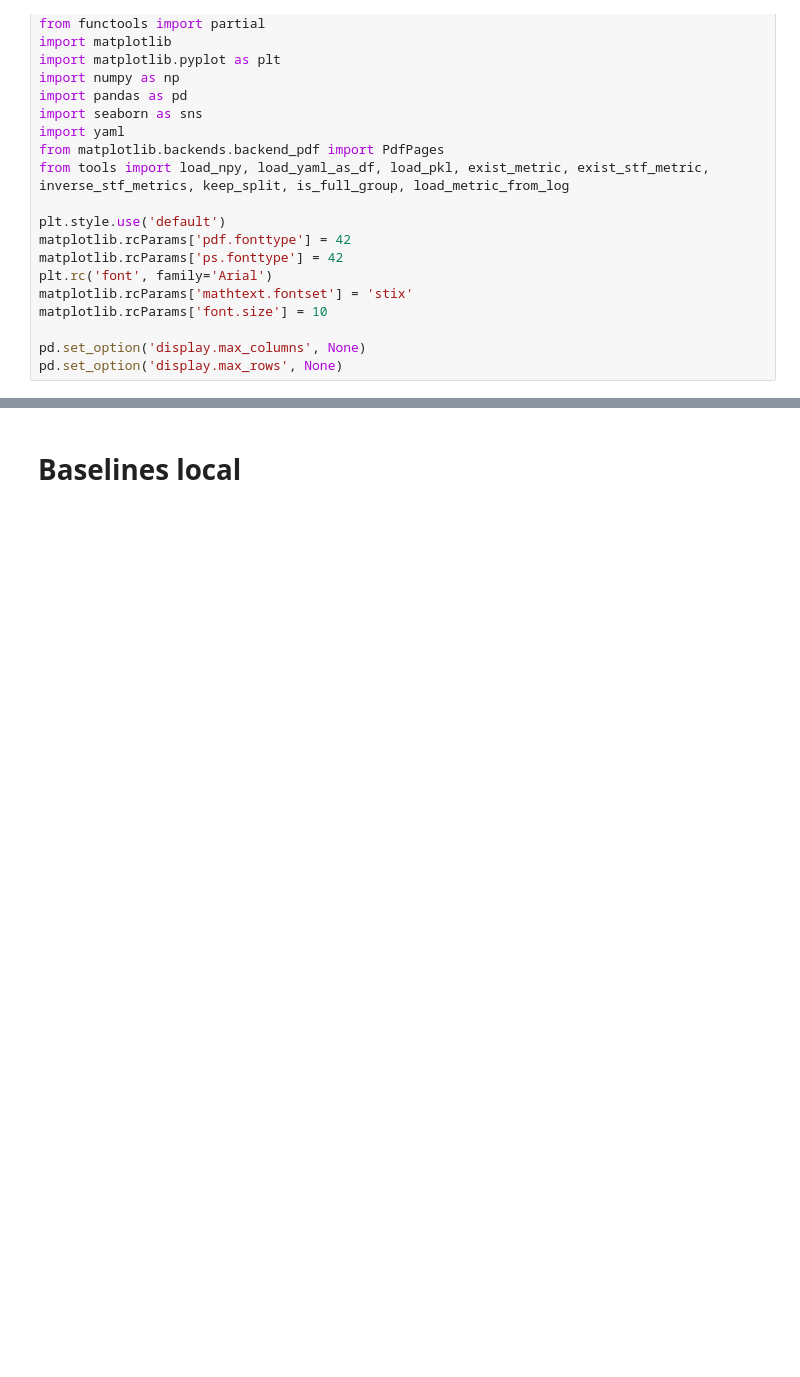
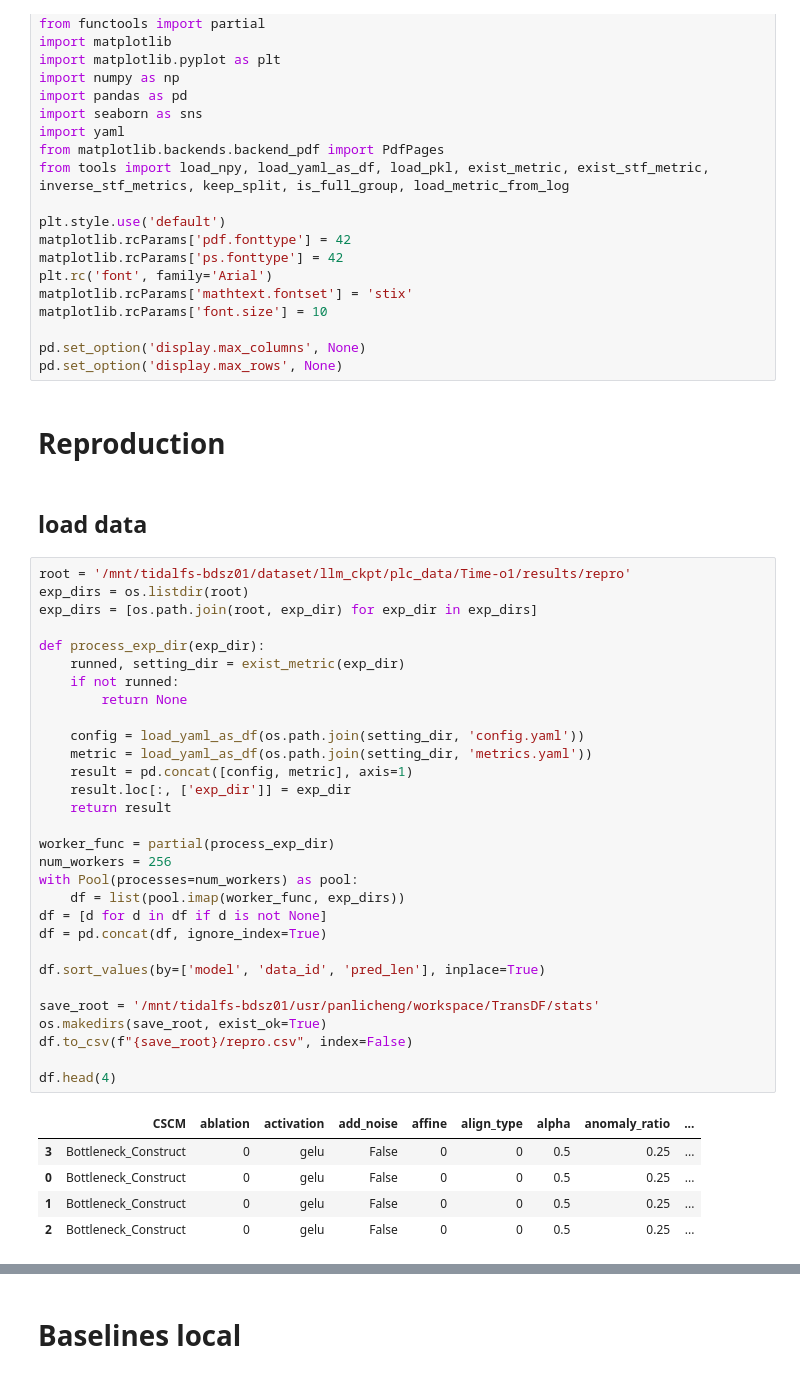
Before and after one commit to Master-PLC/Time-o1, a Jupyter notebook: analyze/Time-o1/long_term_forecast.ipynb, the cells around one changed output, grey strips where cells are left out. Cells and saved outputs as stored; diff of their text form; blank space fills up the shorter version.

```diff
--- a/analyze/Time-o1/long_term_forecast.ipynb
+++ b/analyze/Time-o1/long_term_forecast.ipynb
@@ -29,3 +29,43 @@ matplotlib.rcParams['font.size'] = 10
 
 pd.set_option('display.max_columns', None)
 pd.set_option('display.max_rows', None)
+# %% [markdown]
+# Reproduction
+# %% [markdown]
+## load data
+# %%
+root = '/mnt/tidalfs-bdsz01/dataset/llm_ckpt/plc_data/Time-o1/results/repro'
+exp_dirs = os.listdir(root)
+exp_dirs = [os.path.join(root, exp_dir) for exp_dir in exp_dirs]
+
+def process_exp_dir(exp_dir):
+    runned, setting_dir = exist_metric(exp_dir)
+    if not runned:
+        return None
+
+    config = load_yaml_as_df(os.path.join(setting_dir, 'config.yaml'))
+    metric = load_yaml_as_df(os.path.join(setting_dir, 'metrics.yaml'))
+    result = pd.concat([config, metric], axis=1)
+    result.loc[:, ['exp_dir']] = exp_dir
+    return result
+
+worker_func = partial(process_exp_dir)
+num_workers = 256
+with Pool(processes=num_workers) as pool:
+    df = list(pool.imap(worker_func, exp_dirs))
+df = [d for d in df if d is not None]
+df = pd.concat(df, ignore_index=True)
+
+df.sort_values(by=['model', 'data_id', 'pred_len'], inplace=True)
+
+save_root = '/mnt/tidalfs-bdsz01/usr/panlicheng/workspace/TransDF/stats'
+os.makedirs(save_root, exist_ok=True)
+df.to_csv(f"{save_root}/repro.csv", index=False)
+
+df.head(4)
+# %% [output]
+|  | CSCM | ablation | activation | add_noise | affine | align_type | alpha | anomaly_ratio | ... |
+| 3 | Bottleneck_Construct | 0 | gelu | False | 0 | 0 | 0.5 | 0.25 | ... |
+| 0 | Bottleneck_Construct | 0 | gelu | False | 0 | 0 | 0.5 | 0.25 | ... |
+| 1 | Bottleneck_Construct | 0 | gelu | False | 0 | 0 | 0.5 | 0.25 | ... |
+| 2 | Bottleneck_Construct | 0 | gelu | False | 0 | 0 | 0.5 | 0.25 | ... |
```
Also changed, not shown: parts of 2 cells of this notebook, 5 other files.
